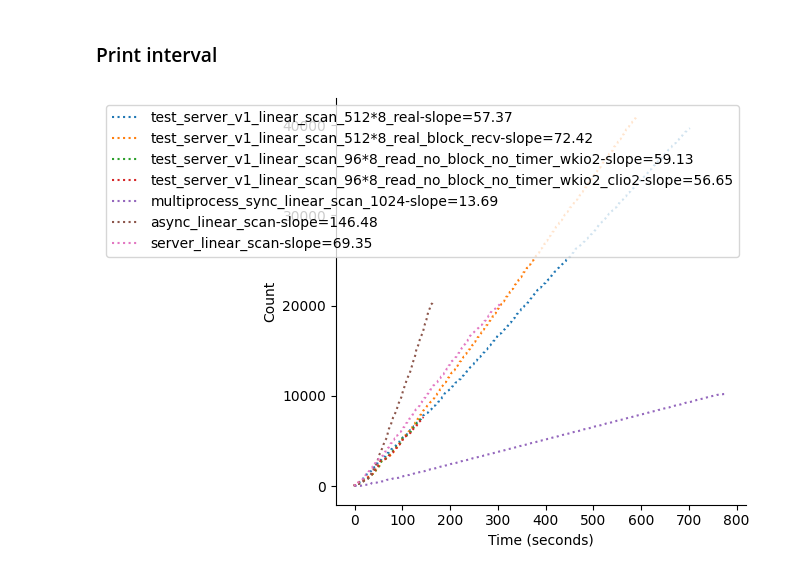
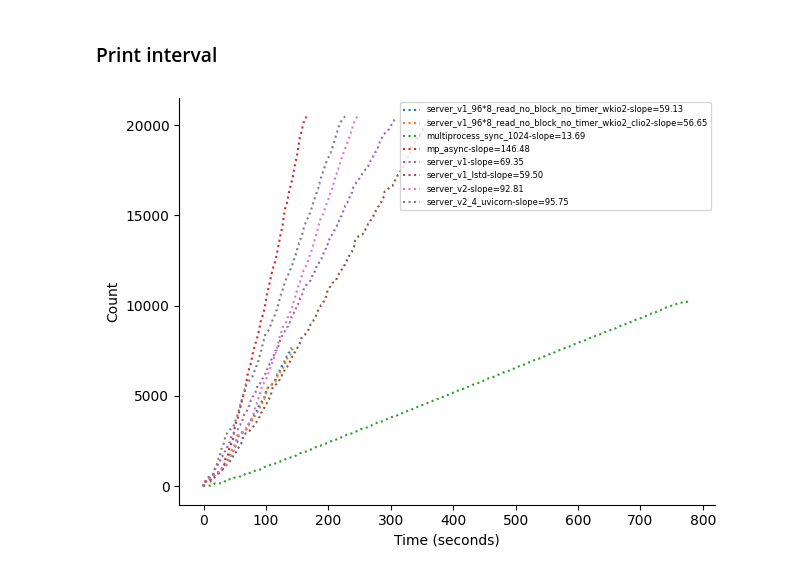
Before and after one commit to thwu1/browser_pilot, a Jupyter notebook: benchmark/analyze.ipynb, the cells around one changed output. Saved outputs shown, nothing was run; the diff lists cells and outputs as text; code cells hidden in the pictures.

Commit message:
better test & benchmark

```diff
--- a/benchmark/analyze.ipynb
+++ b/benchmark/analyze.ipynb
@@ -122,44 +122,47 @@ def plot_linear_scan(path, name):
             end_idx += 1
         cumulative_ends.append((scan_time, end_idx))
 
         scan_time += step_size
 
     # Prepare DataFrame for seaborn
     df_plot = pd.DataFrame({
         "time": [r[0] for r in result],
         "concurrent": [r[1] for r in result],
         "cumulative_start": [r[1] for r in cumulative_starts],
         "cumulative_end": [r[1] for r in cumulative_ends]
     })
 
     # plt.figure(figsize=(12, 6))
     # sns.lineplot(data=df_plot, x="time", y="concurrent", label=f"{name} - Concurrent", linewidth=2)
     # sns.lineplot(data=df_plot, x="time", y="cumulative_start", label=f"{name} - Cumulative Starts", linestyle="--")
     reg = LinearRegression().fit(df_plot["time"].values.reshape(-1, 1)[200:], df_plot["cumulative_end"].values[200:])
     slope = reg.coef_[0]
     # intercept = reg.intercept_
     sns.lineplot(data=df_plot, x="time", y="cumulative_end", label=f"{name}-slope={slope:.2f}", linestyle=":")
     # plt.title("Concurrent, Cumulative Start, and Cumulative End Curves")
     plt.xlabel("Time (seconds)")
     plt.ylabel("Count")
-    plt.legend()
+    plt.legend(prop={'size': 6})
     sns.despine()
     plt.tight_layout()
 
 plt.figure()
 
-# plot_linear_scan("/home/tianhao/browser_pilot/test_server_v1_merged_20250422_235536.csv", "test_server_v1_linear_scan_512*8_fake_obs")
-plot_linear_scan("/home/tianhao/browser_pilot/test_server_v1_merged_20250423_001349.csv", "test_server_v1_linear_scan_512*8_real")
-plot_linear_scan("/home/tianhao/browser_pilot/test_server_v1_merged_20250423_004511.csv", "test_server_v1_linear_scan_512*8_real_block_recv")
-# plot_linear_scan("/home/tianhao/browser_pilot/test_server_v1_merged_20250423_005520.csv", "test_server_v1_linear_scan_512*8_fake_block_recv")
-# plot_linear_scan("/home/tianhao/browser_pilot/test_server_v1_merged_20250423_011155.csv", "test_server_v1_linear_scan_512*8_fake_no_block_no_timer")
-plot_linear_scan("/home/tianhao/browser_pilot/test_server_v1_merged_20250423_015449.csv", "test_server_v1_linear_scan_96*8_read_no_block_no_timer_wkio2")
-plot_linear_scan("/home/tianhao/browser_pilot/test_server_v1_merged_20250423_020251.csv", "test_server_v1_linear_scan_96*8_read_no_block_no_timer_wkio2_clio2")
-plot_linear_scan("/home/tianhao/browser_pilot/multiprocess_sync_merged_20250423_023202.csv", "multiprocess_sync_linear_scan_1024")
-# plot_linear_scan("/home/tianhao/browser_pilot/multiprocess_async_playwright_merged_20250422_232800.csv", "multiprocess_async_playwright_linear_scan_1024*8")
-# plot_linear_scan("/home/tianhao/browser_pilot/multiprocess_async_playwright_merged_20250423_013541.csv", "multiprocess_async_playwright_linear_scan_1024*8_rep")
+# plot_linear_scan("/home/tianhao/browser_pilot/test_server_v1_merged_20250422_235536.csv", "server_v1_512*8_fake_obs")
+# plot_linear_scan("/home/tianhao/browser_pilot/test_server_v1_merged_20250423_001349.csv", "server_v1_512*8_real")
+# plot_linear_scan("/home/tianhao/browser_pilot/test_server_v1_merged_20250423_004511.csv", "server_v1_512*8_real_block_recv")
+# plot_linear_scan("/home/tianhao/browser_pilot/test_server_v1_merged_20250423_005520.csv", "server_v1_512*8_fake_block_recv")
+# plot_linear_scan("/home/tianhao/browser_pilot/test_server_v1_merged_20250423_011155.csv", "server_v1_512*8_fake_no_block_no_timer")
+plot_linear_scan("/home/tianhao/browser_pilot/test_server_v1_merged_20250423_015449.csv", "server_v1_96*8_read_no_block_no_timer_wkio2")
+plot_linear_scan("/home/tianhao/browser_pilot/test_server_v1_merged_20250423_020251.csv", "server_v1_96*8_read_no_block_no_timer_wkio2_clio2")
+plot_linear_scan("/home/tianhao/browser_pilot/multiprocess_sync_merged_20250423_023202.csv", "multiprocess_sync_1024")
+# plot_linear_scan("/home/tianhao/browser_pilot/multiprocess_async_playwright_merged_20250422_232800.csv", "multiprocess_async_playwright_1024*8")
+# plot_linear_scan("/home/tianhao/browser_pilot/multiprocess_async_playwright_merged_20250423_013541.csv", "multiprocess_async_playwright_1024*8_rep")
 
-plot_linear_scan("/home/tianhao/browser_pilot/async_merged_20250423_120327.csv", "async_linear_scan")
-plot_linear_scan("/home/tianhao/browser_pilot/server_merged_20250423_121822.csv", "server_linear_scan")
+plot_linear_scan("/home/tianhao/browser_pilot/async_merged_20250423_120327.csv", "mp_async")
+plot_linear_scan("/home/tianhao/browser_pilot/server_merged_20250423_121822.csv", "server_v1")
+plot_linear_scan("/home/tianhao/browser_pilot/server_merged_20250423_125611.csv", "server_v1_lstd")
+plot_linear_scan("/home/tianhao/browser_pilot/server_v2_merged_20250423_144635.csv", "server_v2")
+plot_linear_scan("/home/tianhao/browser_pilot/server_v2_merged_20250423_160331.csv", "server_v2_4_uvicorn")
 # %% [output]
-[figure, old version]
+[figure, new version]
```
Also changed, not shown: parts of 2 cells of this notebook, 2 other files.
